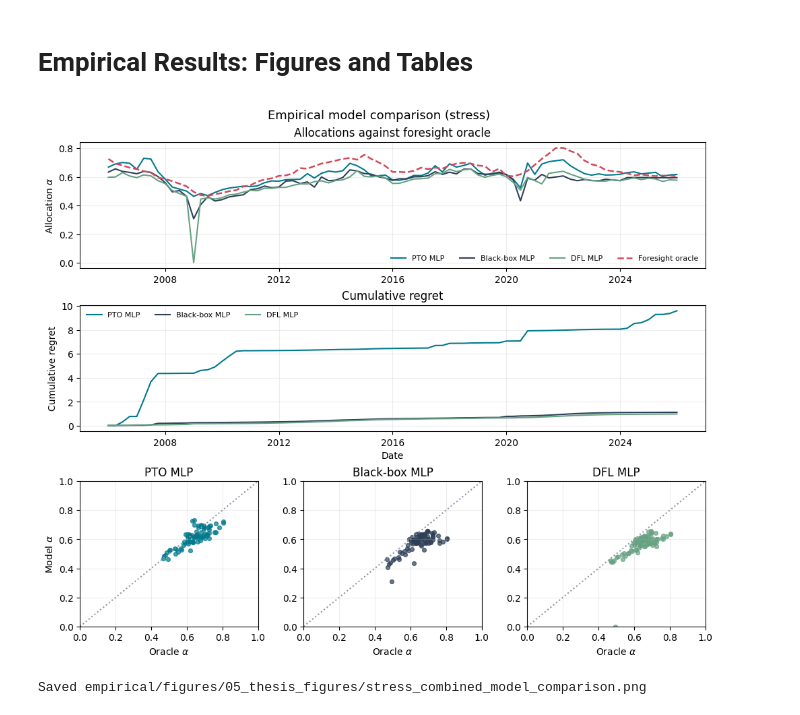
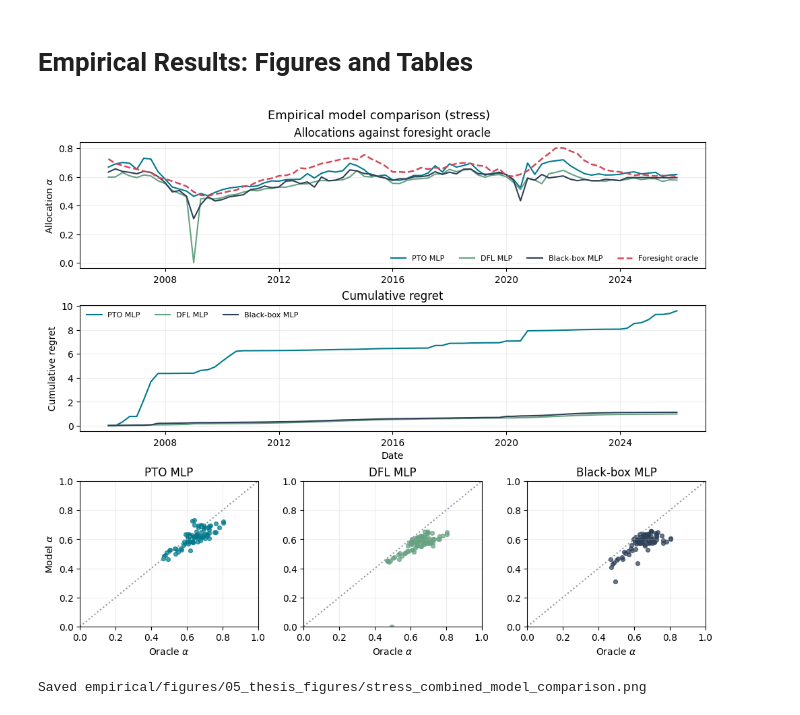
Before and after one commit to okeeffe-hannah/Decision_Focused_Learning_for_Capital_Allocation, a Jupyter notebook: dfl_for_capital_allocation/empirical/notebooks/05_empirical_thesis_figures.ipynb, the cells around one changed output. Saved outputs shown, nothing was run; the diff lists cells and outputs as text; code cells hidden in the pictures.

```diff
--- a/dfl_for_capital_allocation/empirical/notebooks/05_empirical_thesis_figures.ipynb
+++ b/dfl_for_capital_allocation/empirical/notebooks/05_empirical_thesis_figures.ipynb
@@ -31,33 +31,34 @@ COLORS = {'pto_mlp':MINOU_COLOURS['teal'],'blackbox_mlp':MINOU_COLOURS['navy'],'
 # %%
 # Combined empirical comparison plot
 for split, df in data.items():
-    models = [('pto_mlp', 'PTO MLP'), ('blackbox_mlp', 'Black-box MLP'), ('dfl_mlp', 'DFL MLP')]
+    models = [('pto_mlp', 'PTO MLP'), ('dfl_mlp', 'DFL MLP'), ('blackbox_mlp', 'Black-box MLP')]
     fig = plt.figure(figsize=(10, 8.2), constrained_layout=True)
     gs = fig.add_gridspec(3, 3, height_ratios=[1.0, 1.0, 1.15])
     ax_alpha = fig.add_subplot(gs[0, :])
     ax_regret = fig.add_subplot(gs[1, :], sharex=ax_alpha)
     cal_axes = [fig.add_subplot(gs[2, i]) for i in range(3)]
     for m, label in models:
         if f'alpha_hat_{m}' in df:
             ax_alpha.plot(df['date'], df[f'alpha_hat_{m}'], color=COLORS[m], lw=1.5, label=label)
         if f'regret_{m}' in df:
             ax_regret.plot(df['date'], df[f'regret_{m}'].cumsum(), color=COLORS[m], lw=1.5, label=label)
     ax_alpha.plot(df['date'], df['alpha_oracle'], '--', color=COLORS['oracle'], lw=1.8, label='Foresight oracle')
     ax_alpha.set_ylabel(r'Allocation $\alpha$'); ax_alpha.set_title('Allocations against foresight oracle')
+    ax_alpha.grid(alpha=.22); ax_alpha.legend(frameon=False, fontsize=8, ncol=4)
     ax_regret.set_ylabel('Cumulative regret'); ax_regret.set_xlabel('Date'); ax_regret.set_title('Cumulative regret')
-    for ax in [ax_alpha, ax_regret]: ax.grid(alpha=.22); ax.legend(frameon=False, fontsize=8, ncol=4)
+    ax_regret.grid(alpha=.22); ax_regret.legend(frameon=False, fontsize=8, ncol=4)
     for ax, (m, label) in zip(cal_axes, models):
         if f'alpha_hat_{m}' in df:
             ax.scatter(df['alpha_oracle'], df[f'alpha_hat_{m}'], s=18, alpha=.7, color=COLORS[m])
         ax.plot([0, 1], [0, 1], ':', color=MINOU_COLOURS['grey'])
         ax.set_xlim(0, 1); ax.set_ylim(0, 1); ax.set_title(label); ax.set_xlabel(r'Oracle $\alpha$'); ax.grid(alpha=.22)
     cal_axes[0].set_ylabel(r'Model $\alpha$')
     fig.suptitle(f'Empirical model comparison ({split})', fontsize=13)
     path = OUT / f'{split}_combined_model_comparison.png'
     fig.savefig(path, dpi=300, bbox_inches='tight'); plt.show()
     print(f'Saved {path.relative_to(ROOT)}')
 # %% [output]
-[figure, old version]
+[figure, new version]
 Saved empirical/figures/05_thesis_figures/stress_combined_model_comparison.png
 # %%
 # Empirical out-of-sample decision-performance table.
```
Also changed, not shown: parts of 1 cell of this notebook, 1 other file.
